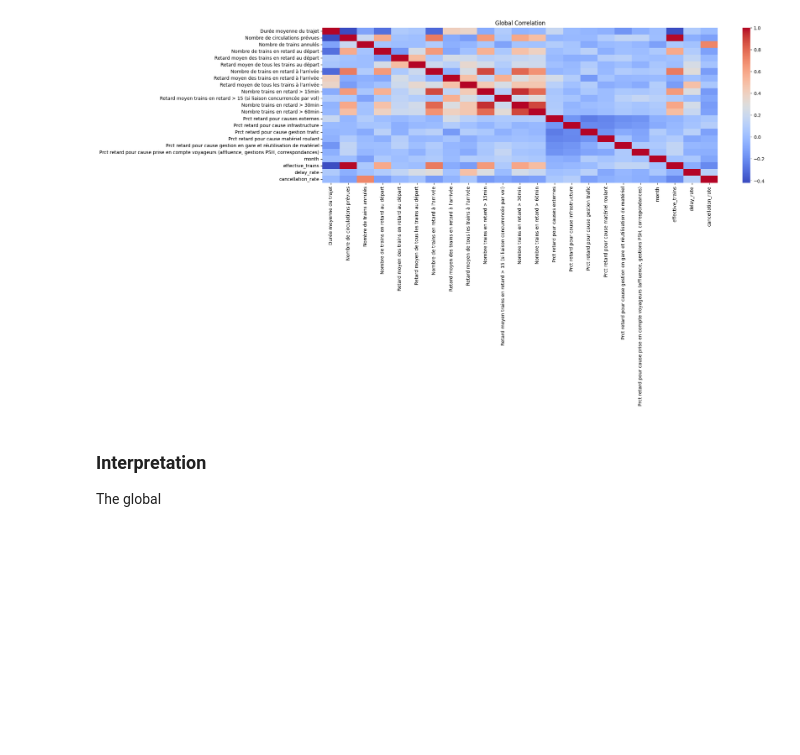
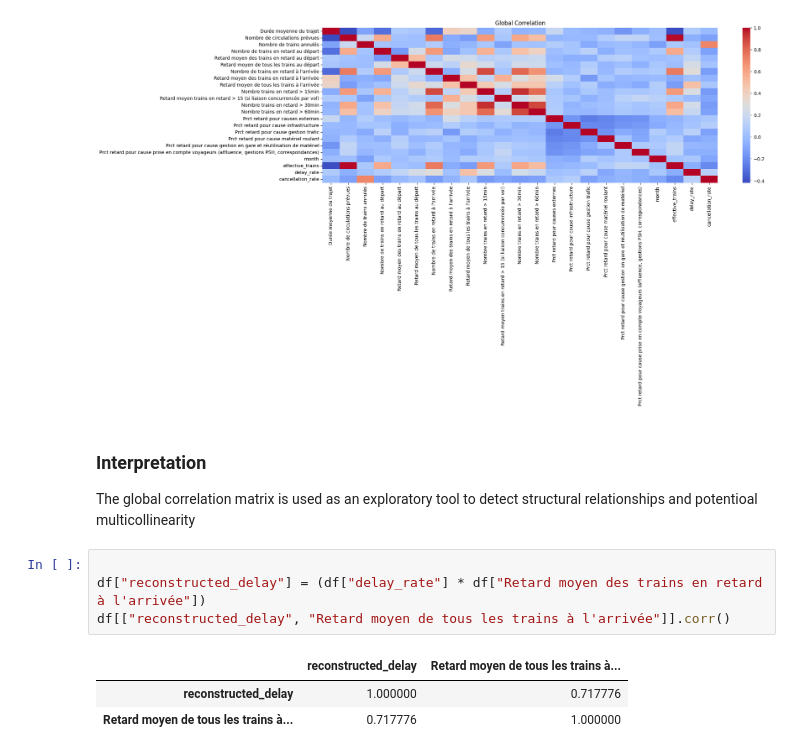
Before and after one commit to AlexandrG1209/tardis, a Jupyter notebook: tardis_eda.ipynb, the cells around one changed output. Saved outputs shown, nothing was run; the diff lists cells and outputs as text; blank space fills up the shorter version.

```diff
--- a/tardis_eda.ipynb
+++ b/tardis_eda.ipynb
@@ -349,4 +349,12 @@ plt.show()
 # %% [markdown]
 ### Interpretation
 
-The global
+The global correlation matrix is used as an exploratory tool to detect structural relationships and potentioal multicollinearity
+# %%
+
+df["reconstructed_delay"] = (df["delay_rate"] * df["Retard moyen des trains en retard à l'arrivée"])
+df[["reconstructed_delay", "Retard moyen de tous les trains à l'arrivée"]].corr()
+# %% [output]
+|  | reconstructed_delay | Retard moyen de tous les trains à... |
+| reconstructed_delay | 1.000000 | 0.717776 |
+| Retard moyen de tous les trains à... | 0.717776 | 1.000000 |
```
Also changed, not shown: parts of 2 cells of this notebook.
